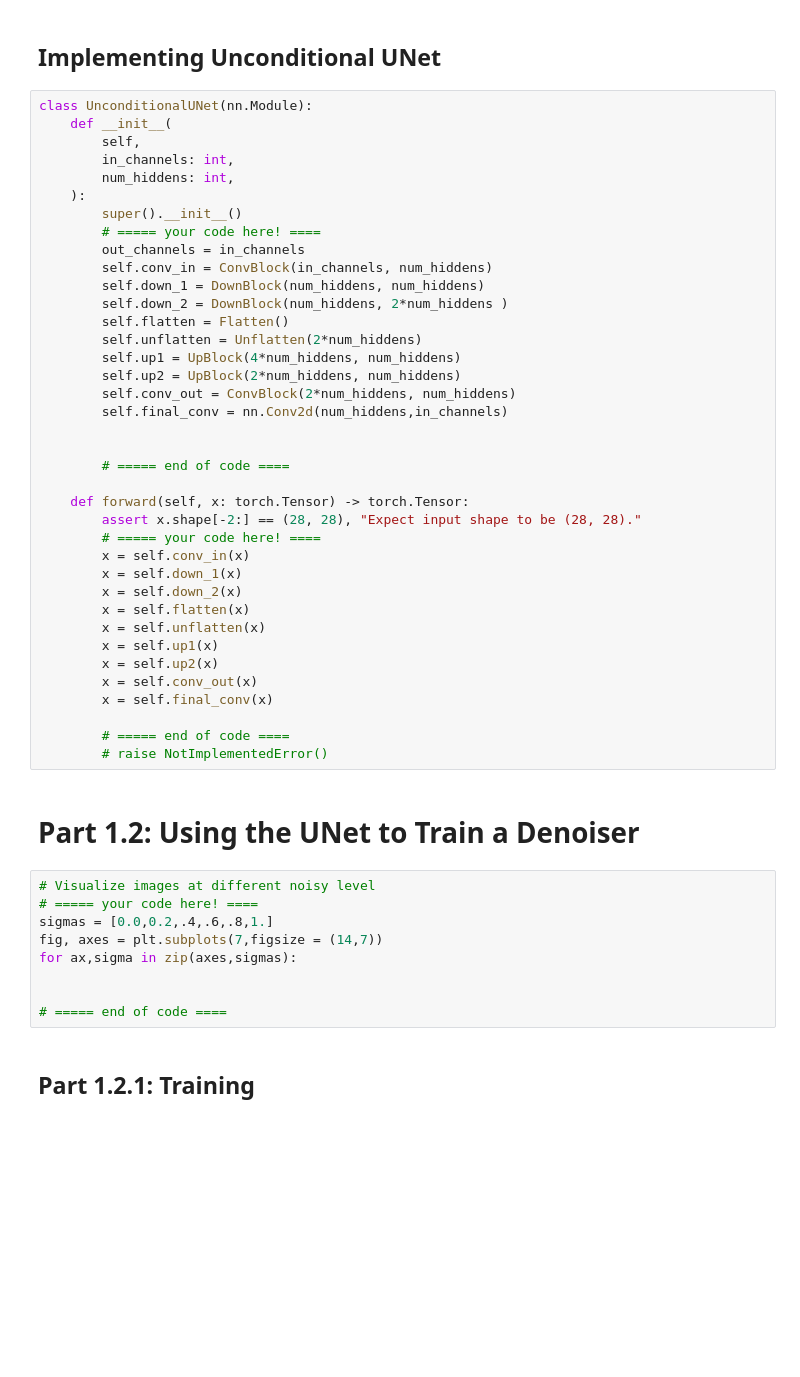
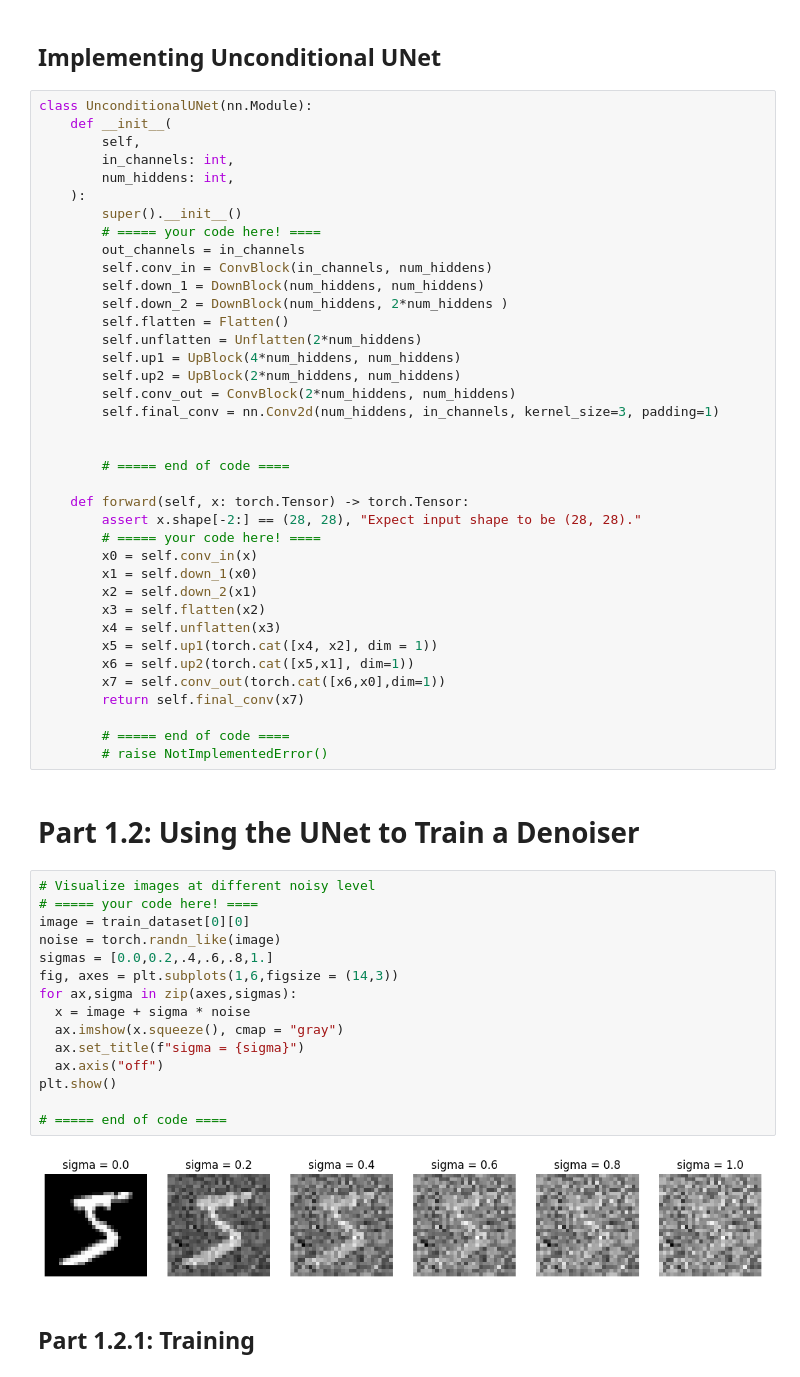
Before and after one commit to RishbhaJain/computer-vision-cs280A, a Jupyter notebook: partb.ipynb, the cells around one changed output. Cells and saved outputs as stored; diff of their text form; blank space fills up the shorter version.

```diff
--- a/partb.ipynb
+++ b/partb.ipynb
@@ -297,7 +305,7 @@ class UnconditionalUNet(nn.Module):
         self.up1 = UpBlock(4*num_hiddens, num_hiddens)
         self.up2 = UpBlock(2*num_hiddens, num_hiddens)
         self.conv_out = ConvBlock(2*num_hiddens, num_hiddens)
-        self.final_conv = nn.Conv2d(num_hiddens,in_channels)
+        self.final_conv = nn.Conv2d(num_hiddens, in_channels, kernel_size=3, padding=1)
 
 
         # ===== end of code ====
@@ -305,15 +313,15 @@ class UnconditionalUNet(nn.Module):
     def forward(self, x: torch.Tensor) -> torch.Tensor:
         assert x.shape[-2:] == (28, 28), "Expect input shape to be (28, 28)."
         # ===== your code here! ====
-        x = self.conv_in(x)
-        x = self.down_1(x)
-        x = self.down_2(x)
-        x = self.flatten(x)
-        x = self.unflatten(x)
-        x = self.up1(x)
-        x = self.up2(x)
-        x = self.conv_out(x)
-        x = self.final_conv(x)
+        x0 = self.conv_in(x)
+        x1 = self.down_1(x0)
+        x2 = self.down_2(x1)
+        x3 = self.flatten(x2)
+        x4 = self.unflatten(x3)
+        x5 = self.up1(torch.cat([x4, x2], dim = 1))
+        x6 = self.up2(torch.cat([x5,x1], dim=1))
+        x7 = self.conv_out(torch.cat([x6,x0],dim=1))
+        return self.final_conv(x7)
 
         # ===== end of code ====
         # raise NotImplementedError()
@@ -322,12 +330,20 @@ class UnconditionalUNet(nn.Module):
 # %%
 # Visualize images at different noisy level
 # ===== your code here! ====
+image = train_dataset[0][0]
+noise = torch.randn_like(image)
 sigmas = [0.0,0.2,.4,.6,.8,1.]
-fig, axes = plt.subplots(7,figsize = (14,7))
+fig, axes = plt.subplots(1,6,figsize = (14,3))
 for ax,sigma in zip(axes,sigmas):
-
+  x = image + sigma * noise
+  ax.imshow(x.squeeze(), cmap = "gray")
+  ax.set_title(f"sigma = {sigma}")
+  ax.axis("off")
+plt.show()
 
 # ===== end of code ====
+# %% [output]
+[figure, added]
 # %% [markdown]
 ## Part 1.2.1: Training
 # %% [markdown]
```
Also changed, not shown: parts of 8 cells of this notebook.
